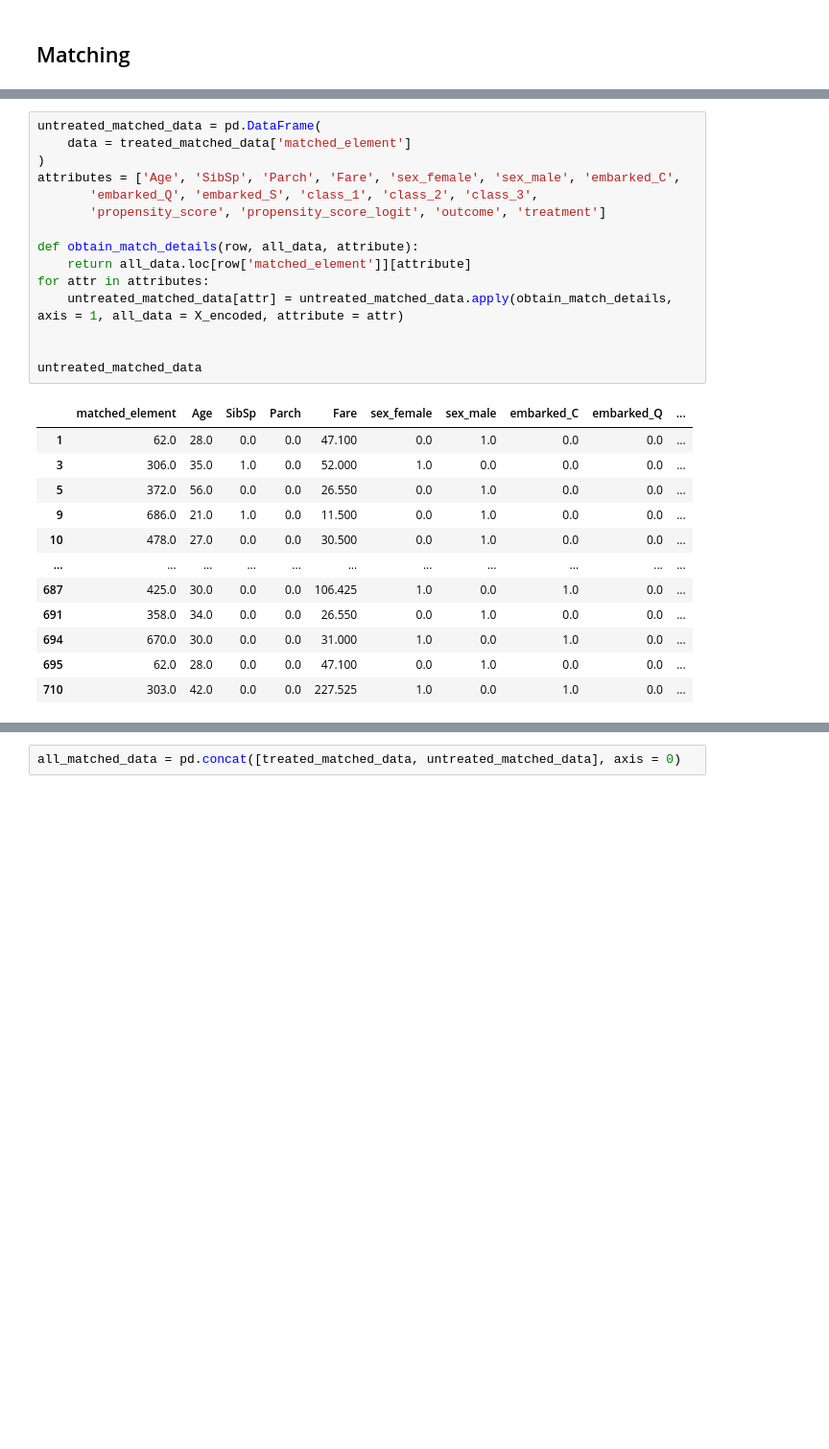
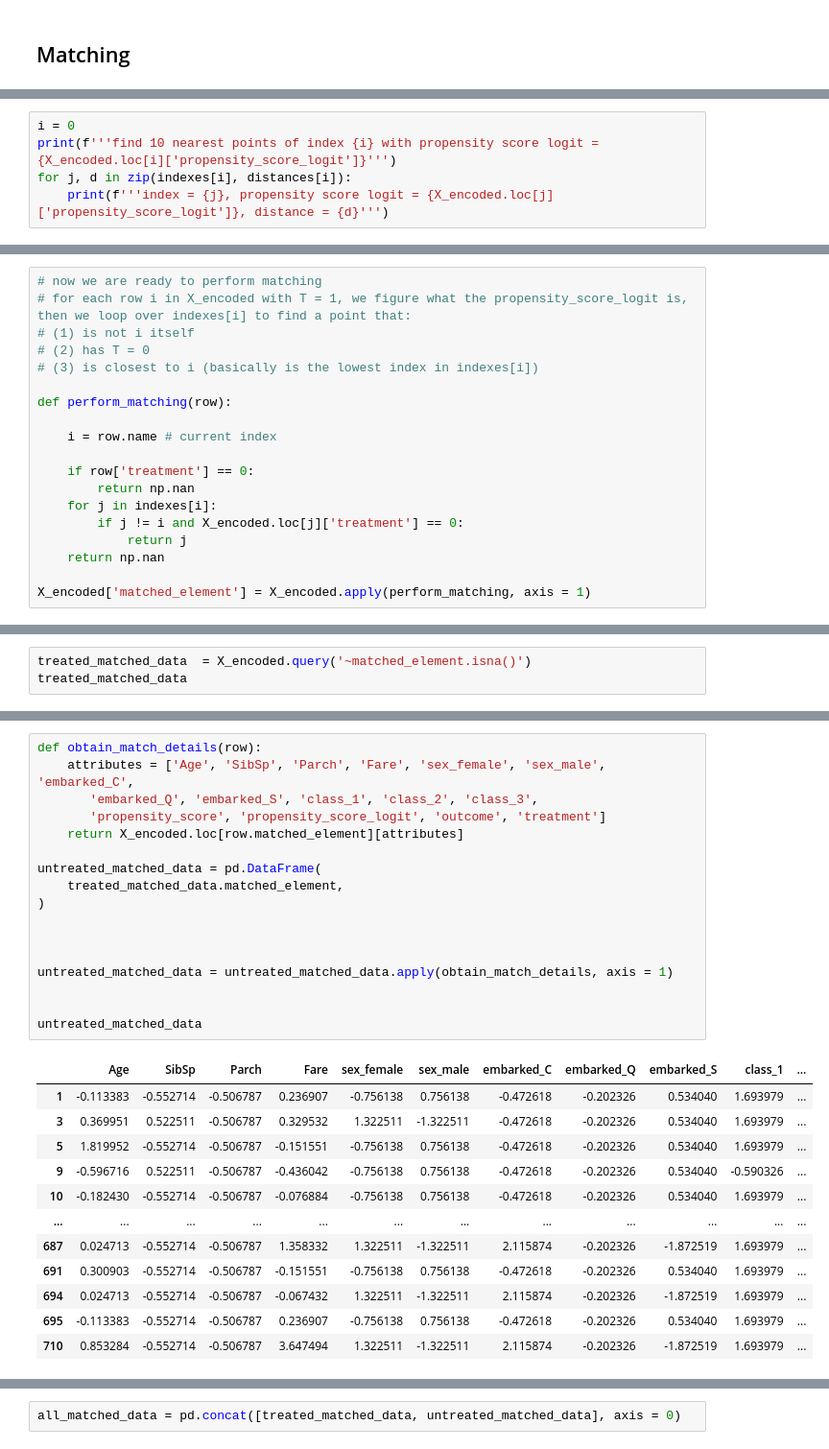
Before and after one commit to iamdingkai/causal-inference, a Jupyter notebook: propensity score matchiing/prop.ipynb, the cells around one changed output, grey strips where cells are left out. Shown: that part at 96% size. Drawn from its saved outputs; the diff is of its cells as text; blank space fills up the shorter version.

Commit message:
simply two functions that perform matching

```diff
--- a/propensity score matchiing/prop.ipynb
+++ b/propensity score matchiing/prop.ipynb
@@ -225,0 +188,5 @@ treated_matched_data
+# %%
+i = 0
+print(f'''find 10 nearest points of index {i} with propensity score logit = {X_encoded.loc[i]['propensity_score_logit']}''')
+for j, d in zip(indexes[i], distances[i]):
+    print(f'''index = {j}, propensity score logit = {X_encoded.loc[j]['propensity_score_logit']}, distance = {d}''')
@@ -225,0 +205,19 @@ treated_matched_data
+# %%
+# now we are ready to perform matching
+# for each row i in X_encoded with T = 1, we figure what the propensity_score_logit is, then we loop over indexes[i] to find a point that:
+# (1) is not i itself
+# (2) has T = 0
+# (3) is closest to i (basically is the lowest index in indexes[i])
+
+def perform_matching(row):
+
+    i = row.name # current index
+
+    if row['treatment'] == 0:
+        return np.nan
+    for j in indexes[i]:
+        if j != i and X_encoded.loc[j]['treatment'] == 0:
+            return j
+    return np.nan
+
+X_encoded['matched_element'] = X_encoded.apply(perform_matching, axis = 1)
@@ -225,0 +240,3 @@ treated_matched_data
+# %%
+treated_matched_data  = X_encoded.query('~matched_element.isna()')
+treated_matched_data
@@ -226,28 +257,30 @@ treated_matched_data
 # %%
-untreated_matched_data = pd.DataFrame(
-    data = treated_matched_data['matched_element']
-)
-attributes = ['Age', 'SibSp', 'Parch', 'Fare', 'sex_female', 'sex_male', 'embarked_C',
+def obtain_match_details(row):
+    attributes = ['Age', 'SibSp', 'Parch', 'Fare', 'sex_female', 'sex_male', 'embarked_C',
        'embarked_Q', 'embarked_S', 'class_1', 'class_2', 'class_3',
        'propensity_score', 'propensity_score_logit', 'outcome', 'treatment']
+    return X_encoded.loc[row.matched_element][attributes]
 
-def obtain_match_details(row, all_data, attribute):
-    return all_data.loc[row['matched_element']][attribute]
-for attr in attributes:
-    untreated_matched_data[attr] = untreated_matched_data.apply(obtain_match_details, axis = 1, all_data = X_encoded, attribute = attr)
+untreated_matched_data = pd.DataFrame(
+    treated_matched_data.matched_element,
+)
+
+
+
+untreated_matched_data = untreated_matched_data.apply(obtain_match_details, axis = 1)
 
 
 untreated_matched_data
 # %% [output]
-|  | matched_element | Age | SibSp | Parch | Fare | sex_female | sex_male | embarked_C | embarked_Q | ... |
-| 1 | 62.0 | 28.0 | 0.0 | 0.0 | 47.100 | 0.0 | 1.0 | 0.0 | 0.0 | ... |
-| 3 | 306.0 | 35.0 | 1.0 | 0.0 | 52.000 | 1.0 | 0.0 | 0.0 | 0.0 | ... |
-| 5 | 372.0 | 56.0 | 0.0 | 0.0 | 26.550 | 0.0 | 1.0 | 0.0 | 0.0 | ... |
-| 9 | 686.0 | 21.0 | 1.0 | 0.0 | 11.500 | 0.0 | 1.0 | 0.0 | 0.0 | ... |
-| 10 | 478.0 | 27.0 | 0.0 | 0.0 | 30.500 | 0.0 | 1.0 | 0.0 | 0.0 | ... |
-| ... | ... | ... | ... | ... | ... | ... | ... | ... | ... | ... |
-| 687 | 425.0 | 30.0 | 0.0 | 0.0 | 106.425 | 1.0 | 0.0 | 1.0 | 0.0 | ... |
-| 691 | 358.0 | 34.0 | 0.0 | 0.0 | 26.550 | 0.0 | 1.0 | 0.0 | 0.0 | ... |
-| 694 | 670.0 | 30.0 | 0.0 | 0.0 | 31.000 | 1.0 | 0.0 | 1.0 | 0.0 | ... |
-| 695 | 62.0 | 28.0 | 0.0 | 0.0 | 47.100 | 0.0 | 1.0 | 0.0 | 0.0 | ... |
-| 710 | 303.0 | 42.0 | 0.0 | 0.0 | 227.525 | 1.0 | 0.0 | 1.0 | 0.0 | ... |
+|  | Age | SibSp | Parch | Fare | sex_female | sex_male | embarked_C | embarked_Q | embarked_S | class_1 | ... |
+| 1 | -0.113383 | -0.552714 | -0.506787 | 0.236907 | -0.756138 | 0.756138 | -0.472618 | -0.202326 | 0.534040 | 1.693979 | ... |
+| 3 | 0.369951 | 0.522511 | -0.506787 | 0.329532 | 1.322511 | -1.322511 | -0.472618 | -0.202326 | 0.534040 | 1.693979 | ... |
+| 5 | 1.819952 | -0.552714 | -0.506787 | -0.151551 | -0.756138 | 0.756138 | -0.472618 | -0.202326 | 0.534040 | 1.693979 | ... |
+| 9 | -0.596716 | 0.522511 | -0.506787 | -0.436042 | -0.756138 | 0.756138 | -0.472618 | -0.202326 | 0.534040 | -0.590326 | ... |
+| 10 | -0.182430 | -0.552714 | -0.506787 | -0.076884 | -0.756138 | 0.756138 | -0.472618 | -0.202326 | 0.534040 | 1.693979 | ... |
+| ... | ... | ... | ... | ... | ... | ... | ... | ... | ... | ... | ... |
+| 687 | 0.024713 | -0.552714 | -0.506787 | 1.358332 | 1.322511 | -1.322511 | 2.115874 | -0.202326 | -1.872519 | 1.693979 | ... |
+| 691 | 0.300903 | -0.552714 | -0.506787 | -0.151551 | -0.756138 | 0.756138 | -0.472618 | -0.202326 | 0.534040 | 1.693979 | ... |
+| 694 | 0.024713 | -0.552714 | -0.506787 | -0.067432 | 1.322511 | -1.322511 | 2.115874 | -0.202326 | -1.872519 | 1.693979 | ... |
+| 695 | -0.113383 | -0.552714 | -0.506787 | 0.236907 | -0.756138 | 0.756138 | -0.472618 | -0.202326 | 0.534040 | 1.693979 | ... |
+| 710 | 0.853284 | -0.552714 | -0.506787 | 3.647494 | 1.322511 | -1.322511 | 2.115874 | -0.202326 | -1.872519 | 1.693979 | ... |
```
Also changed, not shown: parts of 22 cells of this notebook.
